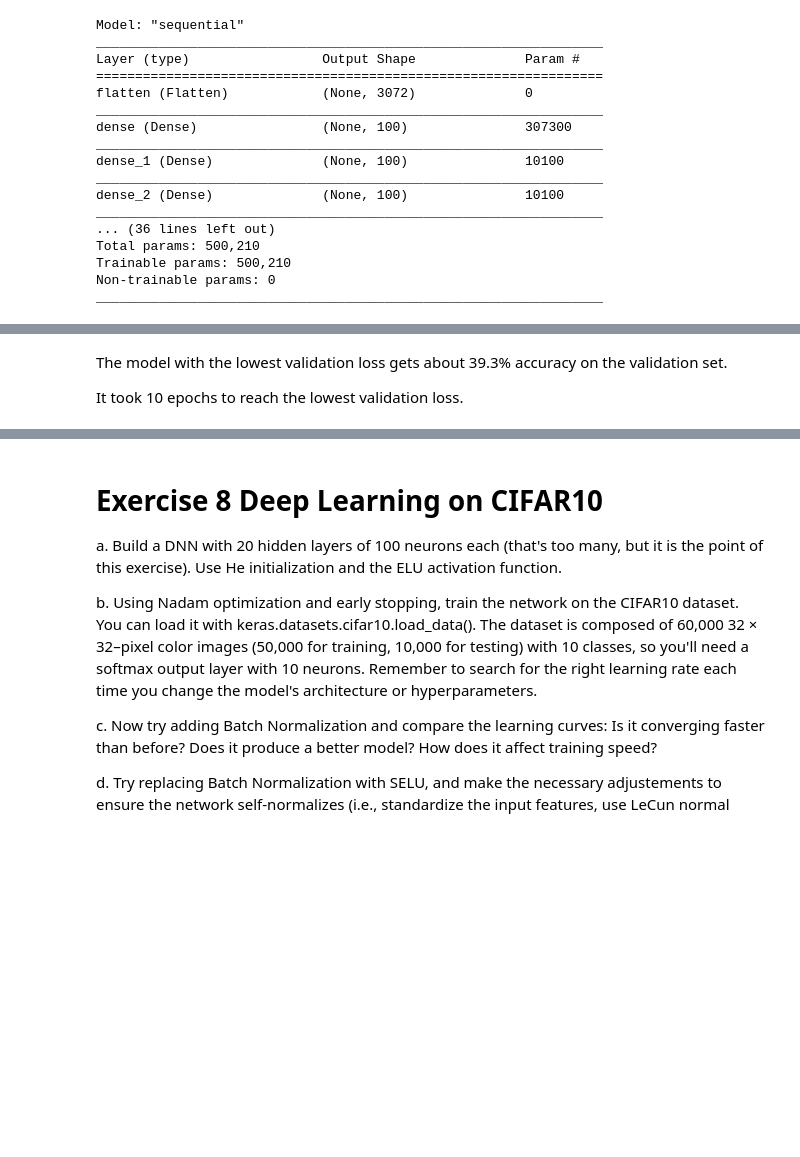
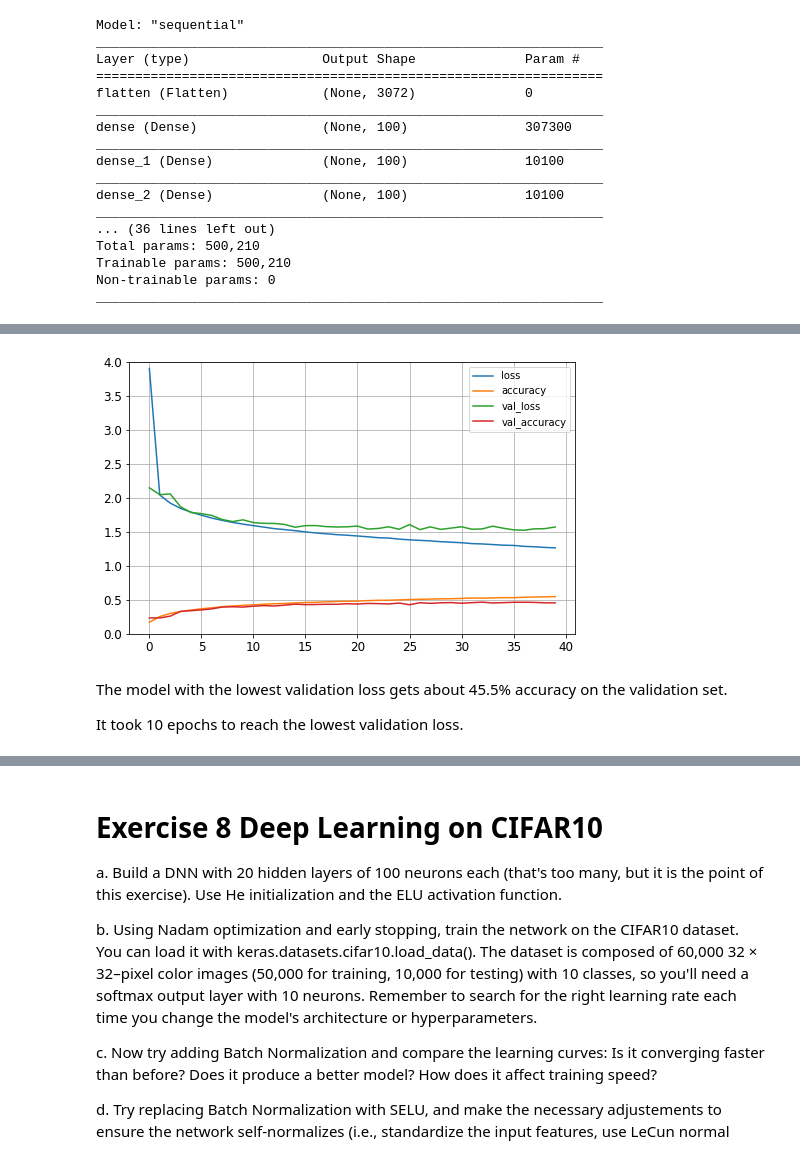
Before and after one commit to ThOliveira23/PH482_582_Sp22, a Jupyter notebook: Exercises/06.ipynb, the cells around one changed output, grey strips where cells are left out. Drawn from its saved outputs; the diff is of its cells as text; code cells hidden in the pictures; blank space fills up the shorter version.

```diff
--- a/Exercises/06.ipynb
+++ b/Exercises/06.ipynb
@@ -1363,8 +1360,6 @@ a. Build a DNN with 20 hidden layers of 100 neurons each (that's too many, but i
 keras.backend.clear_session()
 tf.random.set_seed(42)
 np.random.seed(42)
-# %%
-(X_train_full, y_train_full), (X_test, y_test) = keras.datasets.cifar10.load_data()
 # %%
 model = keras.models.Sequential()
 model.add(keras.layers.Flatten(input_shape=[32,32,3]))     # Input layer
@@ -1416,5 +1411,5 @@ model_checkpoint = keras.callbacks.ModelCheckpoint('my_cifar10_model.h5', save_b
 callbacks = [early_stop, model_checkpoint]
 # %%
 # Train the model
-history = model.fit(X_train, y_train, epochs=10, validation_data=(X_valid, y_valid), callbacks=callbacks)
+history = model.fit(X_train, y_train, epochs=40, validation_data=(X_valid, y_valid), callbacks=callbacks)
 # %% [output]
@@ -1447,5 +1443,14 @@ model.evaluate(X_valid, y_valid)
+# %%
+import pandas as pd
+
+pd.DataFrame(history.history).plot(figsize=(8, 5))
+plt.grid(True)
+plt.gca().set_ylim(0, 4)
+plt.show()
+# %% [output]
+[figure, added]
 # %% [markdown]
-The model with the lowest validation loss gets about 39.3% accuracy on the validation set.
+The model with the lowest validation loss gets about 45.5% accuracy on the validation set.
 
 It took 10 epochs to reach the lowest validation loss.
 # %% [markdown]
```
Also changed, not shown: parts of 16 cells of this notebook, 4 other files.
